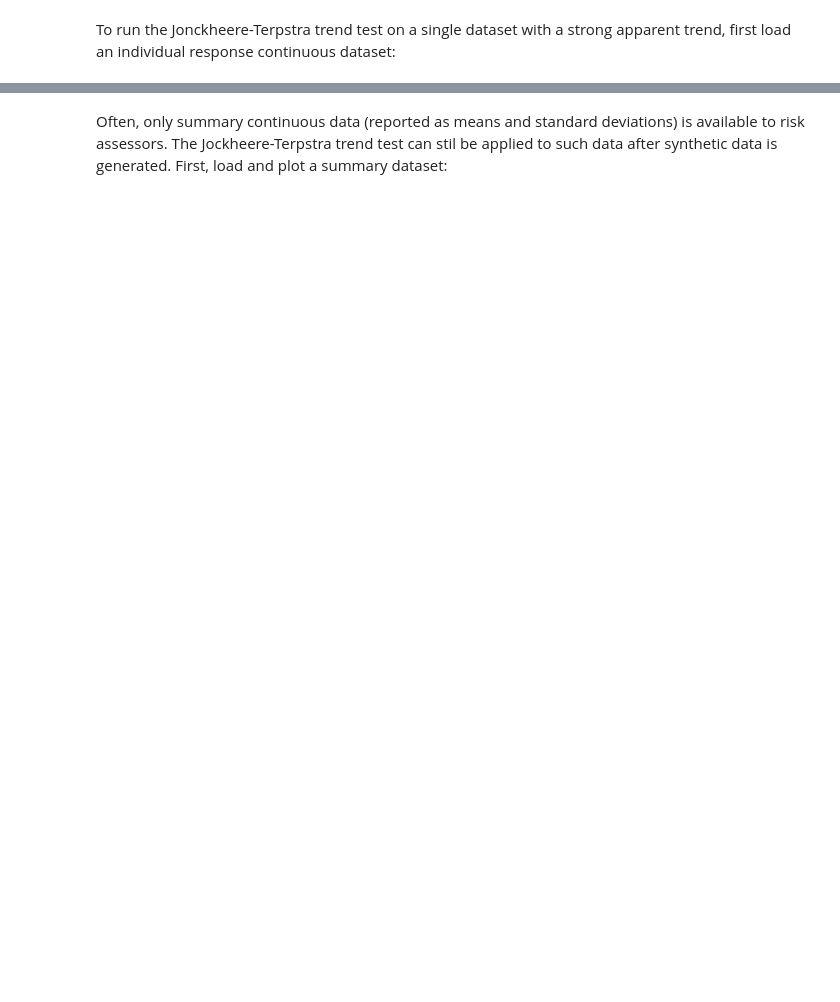
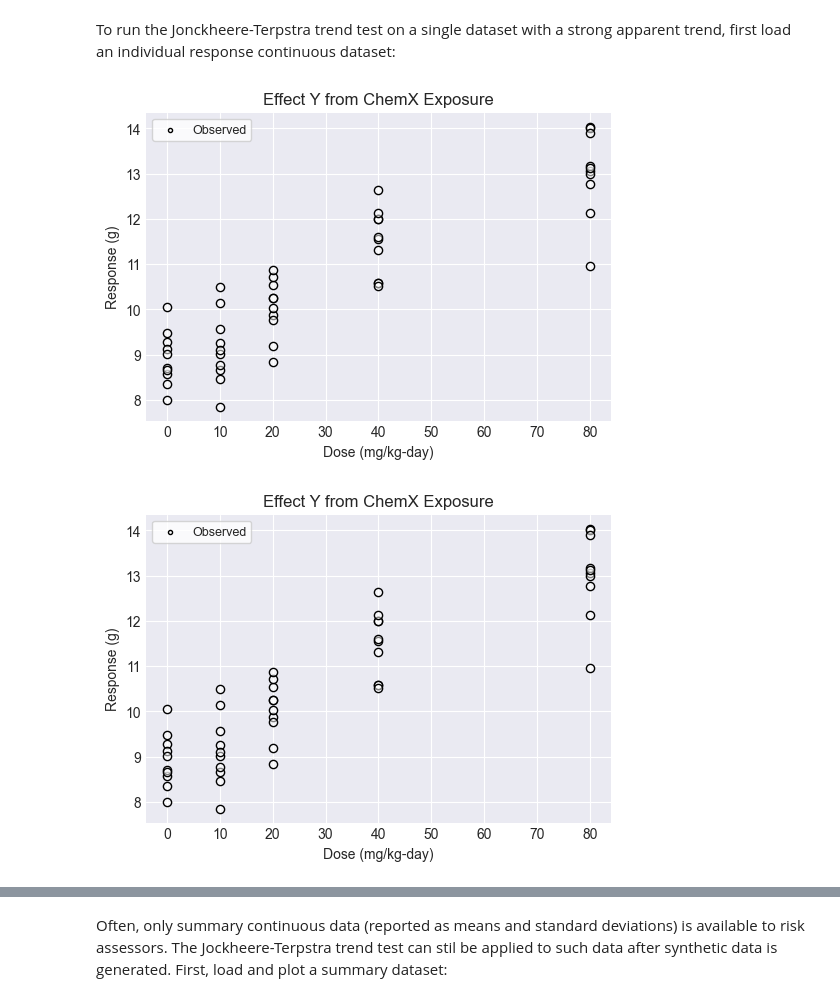
Before and after one commit to USEPA/BMDS, a Jupyter notebook: docs/source/recipes/JT_demo_test.ipynb, the cells around one changed output, grey strips where cells are left out. Cells and saved outputs as stored; diff of their text form; code cells hidden in the pictures; blank space fills up the shorter version.

```diff
--- a/docs/source/recipes/JT_demo_test.ipynb
+++ b/docs/source/recipes/JT_demo_test.ipynb
@@ -7,2 +7,27 @@ from pybmds.stats.jonckheere_normal import jonckheere, Hypothesis
 # %% [markdown]
 To run the Jonckheere-Terpstra trend test on a single dataset with a strong apparent trend, first load an individual response continuous dataset:
+# %%
+dataset1 = ContinuousIndividualDataset(
+    name="Effect Y from ChemX Exposure",
+    dose_name="Dose",
+    dose_units="mg/kg-day",
+    response_units="g",
+    doses=[0, 0, 0, 0, 0, 0, 0, 0, 0, 0,
+            10, 10, 10, 10, 10, 10, 10, 10, 10, 10,
+            20, 20, 20, 20, 20, 20, 20, 20, 20, 20,
+            40, 40, 40, 40, 40, 40, 40, 40, 40, 40,
+            80, 80, 80, 80, 80, 80, 80, 80, 80, 80,
+        ],
+    responses=[
+        8.57, 8.71, 7.99, 9.27, 9.47, 10.06, 8.65, 9.13, 9.01, 8.35,
+        8.66, 8.45, 9.26, 8.76, 7.85, 9.01, 9.09, 9.57, 10.14, 10.49,
+        9.87, 10.26, 9.76, 10.24, 10.54, 10.72, 8.83, 10.02, 9.18, 10.87,
+        11.56, 10.59, 11.99, 11.59, 10.59, 10.52, 11.32, 12.0, 12.12, 12.64,
+        10.96, 12.13, 12.77, 13.06, 13.16, 14.04, 14.01, 13.9, 12.99, 13.13,
+    ],
+)
+
+dataset1.plot(figsize=(6,4))
+# %% [output]
+[figure, added]
+[figure, added]
```
Also changed, not shown: parts of 17 cells of this notebook, 4 other files.
